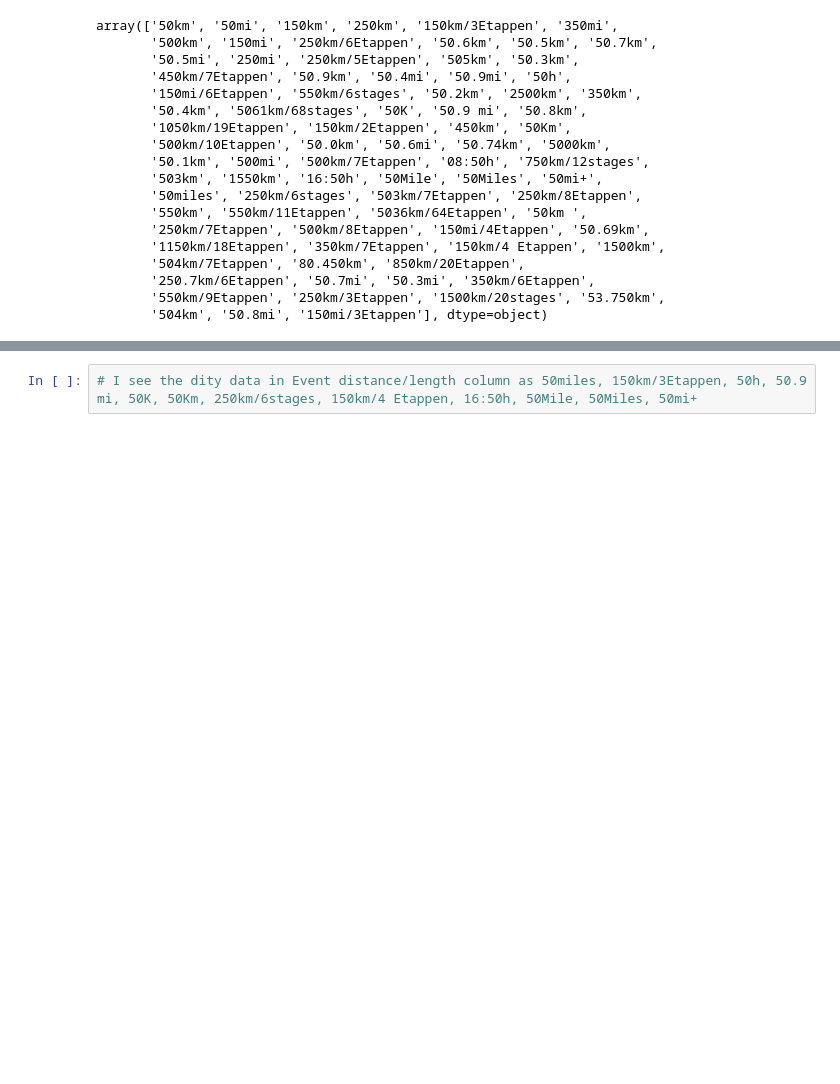
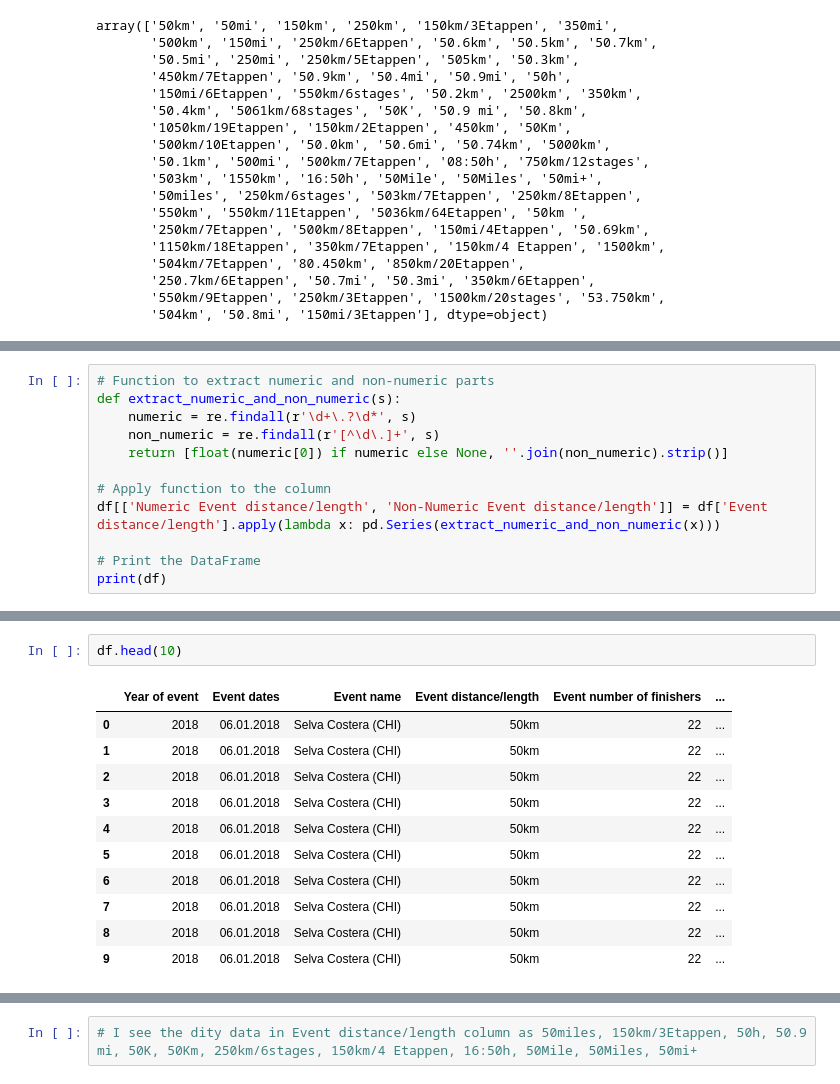
Before and after one commit to OlesiaNZ/python_running_data_analysis, a Jupyter notebook: analysis-the-big-dataset-of-ultra-marathon-running.ipynb, the cells around one changed output, grey strips where cells are left out. Saved outputs shown, nothing was run; the diff lists cells and outputs as text; blank space fills up the shorter version.

```diff
--- a/analysis-the-big-dataset-of-ultra-marathon-running.ipynb
+++ b/analysis-the-big-dataset-of-ultra-marathon-running.ipynb
@@ -85,0 +154,12 @@ array(['50km', '50mi', '150km', '250km', '150km/3Etappen', '350mi',
+# %%
+# Function to extract numeric and non-numeric parts
+def extract_numeric_and_non_numeric(s):
+    numeric = re.findall(r'\d+\.?\d*', s)
+    non_numeric = re.findall(r'[^\d\.]+', s)
+    return [float(numeric[0]) if numeric else None, ''.join(non_numeric).strip()]
+
+# Apply function to the column
+df[['Numeric Event distance/length', 'Non-Numeric Event distance/length']] = df['Event distance/length'].apply(lambda x: pd.Series(extract_numeric_and_non_numeric(x)))
+
+# Print the DataFrame
+print(df)
@@ -85,0 +184,14 @@ array(['50km', '50mi', '150km', '250km', '150km/3Etappen', '350mi',
+# %%
+df.head(10)
+# %% [output]
+|  | Year of event | Event dates | Event name | Event distance/length | Event number of finishers | ... |
+| 0 | 2018 | 06.01.2018 | Selva Costera (CHI) | 50km | 22 | ... |
+| 1 | 2018 | 06.01.2018 | Selva Costera (CHI) | 50km | 22 | ... |
+| 2 | 2018 | 06.01.2018 | Selva Costera (CHI) | 50km | 22 | ... |
+| 3 | 2018 | 06.01.2018 | Selva Costera (CHI) | 50km | 22 | ... |
+| 4 | 2018 | 06.01.2018 | Selva Costera (CHI) | 50km | 22 | ... |
+| 5 | 2018 | 06.01.2018 | Selva Costera (CHI) | 50km | 22 | ... |
+| 6 | 2018 | 06.01.2018 | Selva Costera (CHI) | 50km | 22 | ... |
+| 7 | 2018 | 06.01.2018 | Selva Costera (CHI) | 50km | 22 | ... |
+| 8 | 2018 | 06.01.2018 | Selva Costera (CHI) | 50km | 22 | ... |
+| 9 | 2018 | 06.01.2018 | Selva Costera (CHI) | 50km | 22 | ... |
```
Also changed, not shown: parts of 12 cells of this notebook.
